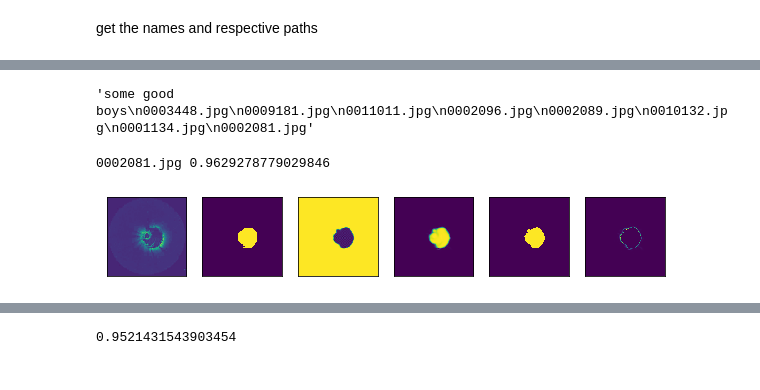
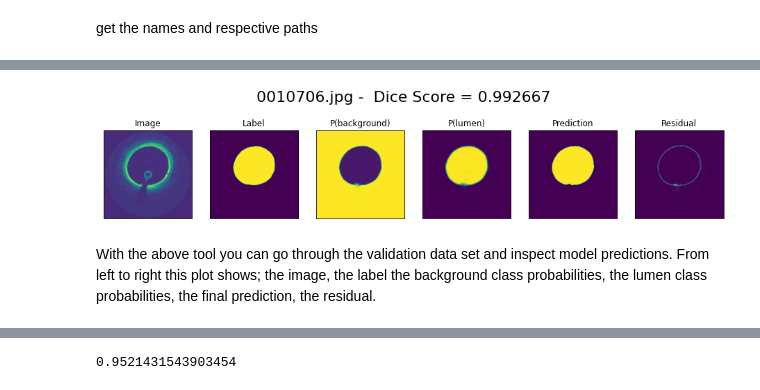
Before and after one commit to arjunsbalaji/seg_model, a Jupyter notebook: nbs/Analysis.ipynb, the cells around one changed output, grey strips where cells are left out. Cells and saved outputs as stored; diff of their text form; code cells hidden in the pictures.

```diff
--- a/nbs/Analysis.ipynb
+++ b/nbs/Analysis.ipynb
@@ -509,2 +595,4 @@ model.train();
+# %%
+bpe = epochs*len(oct_data_t)/bs
 # %%
 %%time
@@ -532,0 +657,8 @@ Wall time: 1h 5min 49s
+# %%
+l = list(metric_data_t['lr'])[0:-1:10]
+fig = plt.figure()
+plt.plot(l)
+fig.suptitle('How we changed the Learning Rate', fontsize=20)
+plt.xlabel('Iterations')
+plt.ylabel('Learning Rate')
+plt.show()
@@ -535,2 +677,4 @@ model.eval();
+# %%
+model = model.cuda()
 # %%
 %%time
@@ -598,7 +725,7 @@ class Analysis():
 
         i = self.d.nl.index(name)
 
-        fig, (axim, axl, axb, axlu, axpr, axunc) = plt.subplots(nrows=1, ncols=6, figsize=(10, 10),
+        fig, (axim, axl, axb, axlu, axpr, axunc) = plt.subplots(nrows=1, ncols=6, figsize=(16, 3.5),
                     subplot_kw={'xticks': [], 'yticks': []})
 
         input, target, name = self.d[i]['input'], self.d[i]['label'], self.d[i]['case_name'][0]
@@ -606,24 +733,35 @@ class Analysis():
         target = target.unsqueeze(0)
         pred = self.m(input.cuda())[0]
 
-        im = axim.imshow(input.cuda()[0][0])
+        im = axim.imshow(input.cpu()[0][0])
+        axim.set_title('Image')
 
-        l = axl.imshow(target.cuda()[0][0])
+        l = axl.imshow(target.cpu()[0][0])
+        axl.set_title('Label')
 
+        pred = pred.cpu().detach()
         background = axb.imshow(pred[0][1])
+        axb.set_title('P(background)')
+
         lumen = axlu.imshow(pred[0][0])
-        preds = axpr.imshow(pred.argmin(dim=1)[0])
+        axlu.set_title('P(lumen)')
+
+        preds = axpr.imshow(pred.argmin(dim=1)[0].numpy())
+        axpr.set_title('Prediction')
 
         unc = axunc.imshow(pred[0][0] * (1 - pred.argmin(dim=1)[0].float()))
+        axunc.set_title('Residual')
 
-        print(name,  float(mydice(pred.cpu(), target)))
+        fig.suptitle(str(name) + ' -  Dice Score = ' + str(np.round(float(mydice(pred, target)),6)), fontsize=22)
+
+        #print(name,  float(mydice(pred, target)))
 
     def worst_to_best(self, whichones, sorted_dices, save=False):
 
 
         inds = list(map(self.d.nl.index, whichones))
 
-        fig, axs = plt.subplots(nrows=3, ncols=5, figsize=(6.5, 4.77),
+        fig, axs = plt.subplots(nrows=3, ncols=5, figsize=(16,10),# for paper figsize=(6.5, 4.77)
                         subplot_kw={'xticks': [], 'yticks': []})
 
         i=0
@@ -633,6 +771,7 @@ class Analysis():
             pred = self.m(input.cuda())[0].argmin(dim=1).squeeze()
             input = input.squeeze()
 
+            pred = pred.cpu()
             pred = np.ma.masked_where(pred==0,pred)
             target = filters.sobel(target) *100
             label_pic = np.ma.masked_where(target==0, target)
@@ -640,7 +779,7 @@ class Analysis():
             im = ax.imshow(input[0],'gray', interpolation='none')
             la = ax.imshow(1-pred, 'RdYlGn', interpolation='none', alpha=0.7)
             acla = ax.imshow(label_pic, 'inferno', interpolation='none')
-            ax.set_title(str(i+1) + '.    Dice: ' + str(np.round(100*sorted_dices['dice'][whichones[i].name],2)),size=9)
+            ax.set_title(str(i+1) + '.    Dice: ' + str(np.round(100*sorted_dices['dice'][whichones[i].name],2)),fontsize=20)
             i+=1
 
         plt.tight_layout()
@@ -652,7 +791,7 @@ class Analysis():
 
         inds = list(map(self.d.nl.index, four))
 
-        fig, axs = plt.subplots(nrows=1, ncols=4, figsize=(6.5, 4.77),
+        fig, axs = plt.subplots(nrows=1, ncols=4, figsize=(16, 8), #figsize=(6.5, 4.77) for paper
                         subplot_kw={'xticks': [], 'yticks': []})
 
         i=0
@@ -662,6 +801,7 @@ class Analysis():
             pred = self.m(input.cuda())[0].argmin(dim=1).squeeze()
             input = input.squeeze()
 
+            pred = pred.cpu()
             pred = np.ma.masked_where(pred==0,pred)
             target = filters.sobel(target) *100
             label_pic = np.ma.masked_where(target==0, target)
@@ -669,7 +809,7 @@ class Analysis():
             im = ax.imshow(input[0],'gray', interpolation='none')
             la = ax.imshow(1-pred, 'RdYlGn', interpolation='none', alpha=0.4)
             acla = ax.imshow(label_pic, 'inferno', interpolation='none')
-            ax.set_title(str(i+1) + '.    Dice: ' + str(np.round(100*sorted_dices['dice'][four[i].name],2)),size=9)
+            ax.set_title(str(i+1) + '.    Dice: ' + str(np.round(100*sorted_dices['dice'][four[i].name],2)),fontsize=22)
             i+=1
 
         plt.tight_layout()
@@ -778,18 +878,7 @@ sorted_dices
-# %%
-'''some good boys
-0003448.jpg
-0009181.jpg
-0011011.jpg
-0002096.jpg
-0002089.jpg
-0010132.jpg
-0001134.jpg
-0002081.jpg'''
-# %% [output]
-'some good boys\n0003448.jpg\n0009181.jpg\n0011011.jpg\n0002096.jpg\n0002089.jpg\n0010132.jpg\n0001134.jpg\n0002081.jpg'
 # %%
-analysis.show_a_pred(sorted_dices['path'][380])
+analysis.show_a_pred(sorted_dices['path'][2400]) #120
 # %% [output]
-0002081.jpg 0.9629278779029846
-[figure, old version]
+[figure, new version]
+# %% [markdown]
+With the above tool you can go through the validation data set and inspect model predictions. From left to right this plot shows; the image, the label the background class probabilities, the lumen class probabilities, the final prediction, the residual.
 # %%
```
Also changed, not shown: parts of 135 cells of this notebook, 10 other files.
